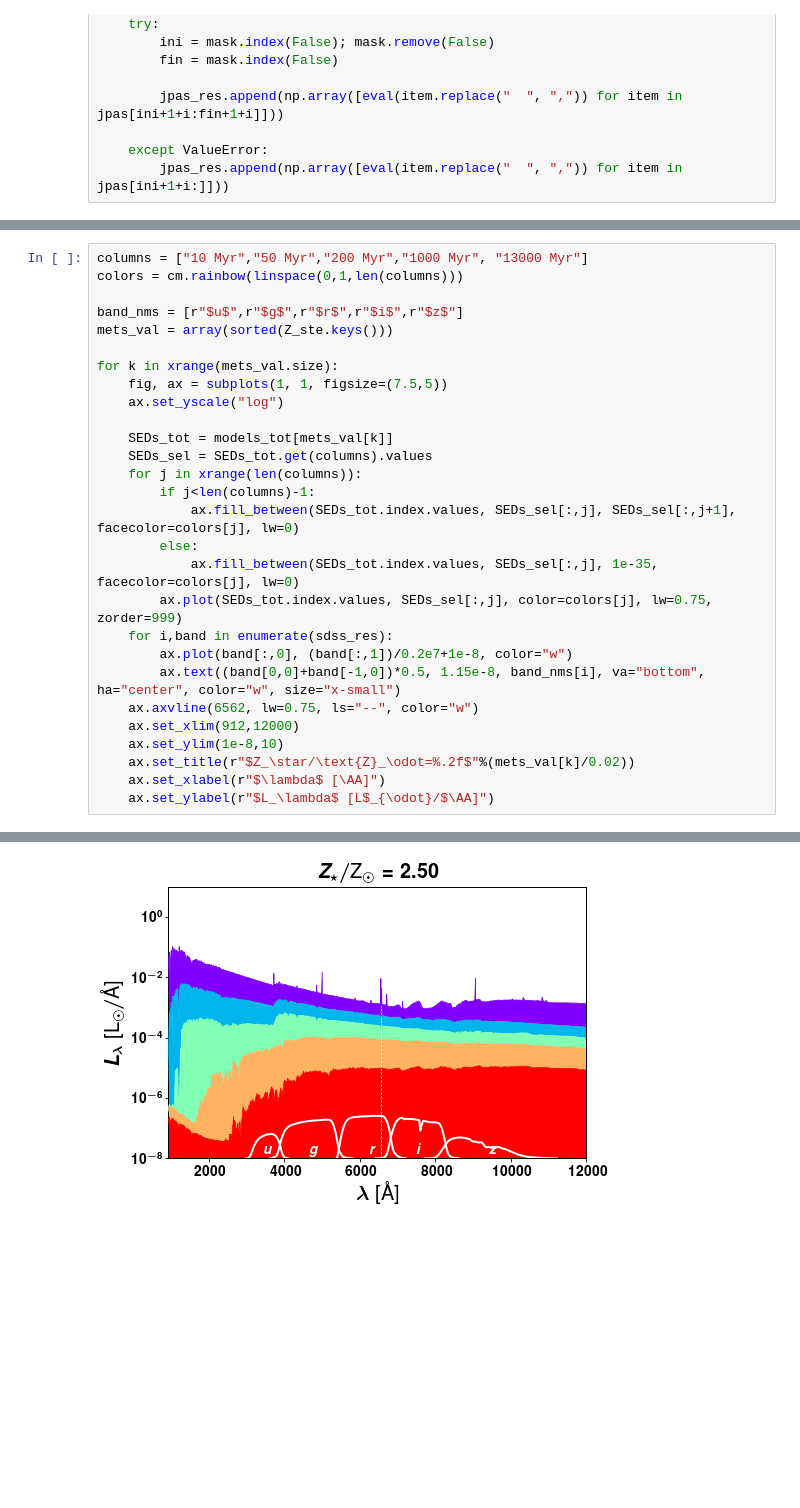
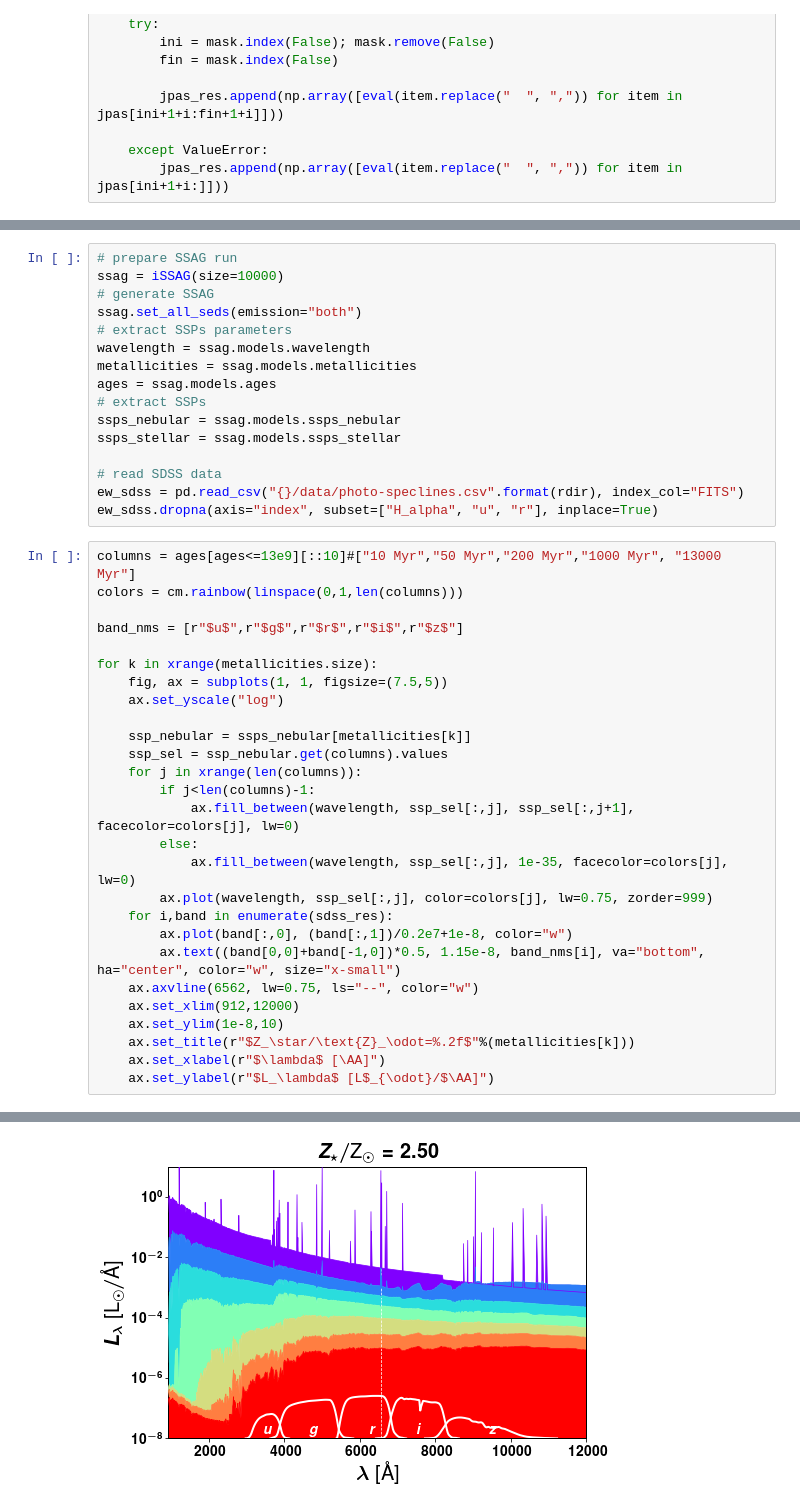
Before and after one commit to ajmejia/photo-ew, a Jupyter notebook: notebooks/proof-of-concept.ipynb, the cells around one changed output, grey strips where cells are left out. Saved outputs shown, nothing was run; the diff lists cells and outputs as text; blank space fills up the shorter version.

Commit message:
implementing SSAG with emission lines

```diff
--- a/notebooks/proof-of-concept.ipynb
+++ b/notebooks/proof-of-concept.ipynb
@@ -69,29 +50,44 @@ ew_sdss.dropna(axis="index", subset=["H_alpha", "u", "r"], inplace=True)
+# %%
+# prepare SSAG run
+ssag = iSSAG(size=10000)
+# generate SSAG
+ssag.set_all_seds(emission="both")
+# extract SSPs parameters
+wavelength = ssag.models.wavelength
+metallicities = ssag.models.metallicities
+ages = ssag.models.ages
+# extract SSPs
+ssps_nebular = ssag.models.ssps_nebular
+ssps_stellar = ssag.models.ssps_stellar
+
+# read SDSS data
+ew_sdss = pd.read_csv("{}/data/photo-speclines.csv".format(rdir), index_col="FITS")
+ew_sdss.dropna(axis="index", subset=["H_alpha", "u", "r"], inplace=True)
 # %%
-columns = ["10 Myr","50 Myr","200 Myr","1000 Myr", "13000 Myr"]
+columns = ages[ages<=13e9][::10]#["10 Myr","50 Myr","200 Myr","1000 Myr", "13000 Myr"]
 colors = cm.rainbow(linspace(0,1,len(columns)))
 
 band_nms = [r"$u$",r"$g$",r"$r$",r"$i$",r"$z$"]
-mets_val = array(sorted(Z_ste.keys()))
 
-for k in xrange(mets_val.size):
+for k in xrange(metallicities.size):
     fig, ax = subplots(1, 1, figsize=(7.5,5))
     ax.set_yscale("log")
 
-    SEDs_tot = models_tot[mets_val[k]]
-    SEDs_sel = SEDs_tot.get(columns).values
+    ssp_nebular = ssps_nebular[metallicities[k]]
+    ssp_sel = ssp_nebular.get(columns).values
     for j in xrange(len(columns)):
         if j<len(columns)-1:
-            ax.fill_between(SEDs_tot.index.values, SEDs_sel[:,j], SEDs_sel[:,j+1], facecolor=colors[j], lw=0)
+            ax.fill_between(wavelength, ssp_sel[:,j], ssp_sel[:,j+1], facecolor=colors[j], lw=0)
         else:
-            ax.fill_between(SEDs_tot.index.values, SEDs_sel[:,j], 1e-35, facecolor=colors[j], lw=0)
-        ax.plot(SEDs_tot.index.values, SEDs_sel[:,j], color=colors[j], lw=0.75, zorder=999)
+            ax.fill_between(wavelength, ssp_sel[:,j], 1e-35, facecolor=colors[j], lw=0)
+        ax.plot(wavelength, ssp_sel[:,j], color=colors[j], lw=0.75, zorder=999)
     for i,band in enumerate(sdss_res):
         ax.plot(band[:,0], (band[:,1])/0.2e7+1e-8, color="w")
         ax.text((band[0,0]+band[-1,0])*0.5, 1.15e-8, band_nms[i], va="bottom", ha="center", color="w", size="x-small")
     ax.axvline(6562, lw=0.75, ls="--", color="w")
     ax.set_xlim(912,12000)
     ax.set_ylim(1e-8,10)
-    ax.set_title(r"$Z_\star/\text{Z}_\odot=%.2f$"%(mets_val[k]/0.02))
+    ax.set_title(r"$Z_\star/\text{Z}_\odot=%.2f$"%(metallicities[k]))
     ax.set_xlabel(r"$\lambda$ [\AA]")
     ax.set_ylabel(r"$L_\lambda$ [L$_{\odot}/$\AA]")
 # %% [output]
@@ -102,3 +98,3 @@ for k in xrange(mets_val.size):
-[figure, old version]
+[figure, new version]
 # %%
 # First Approach to the colour-EW correlation
```
Also changed, not shown: parts of 12 cells of this notebook.
